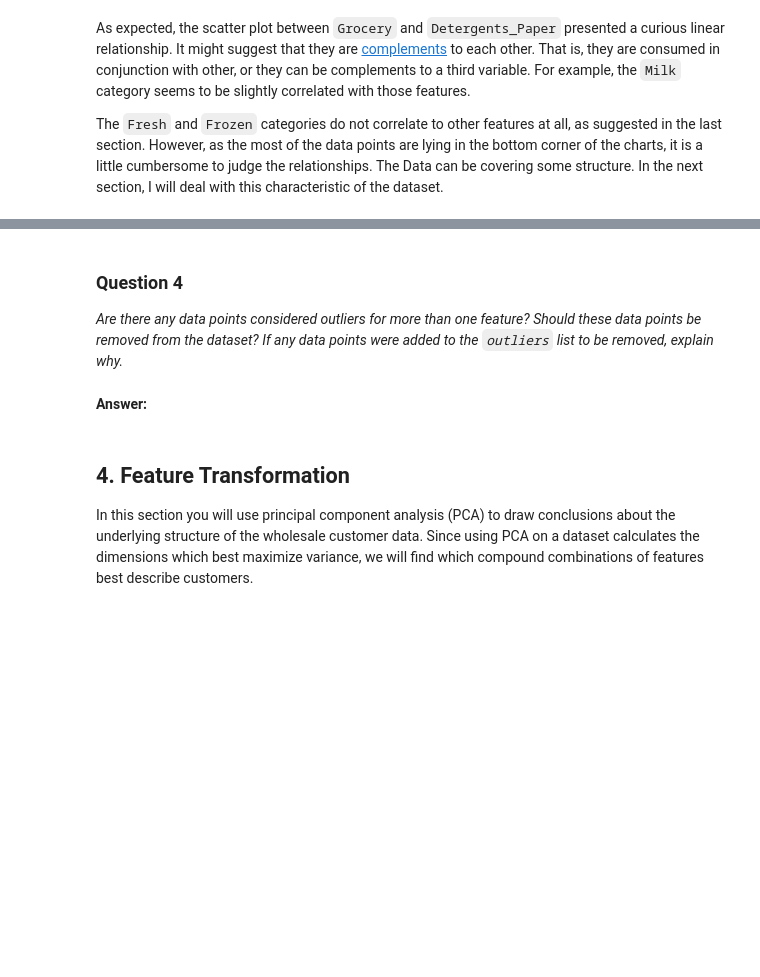
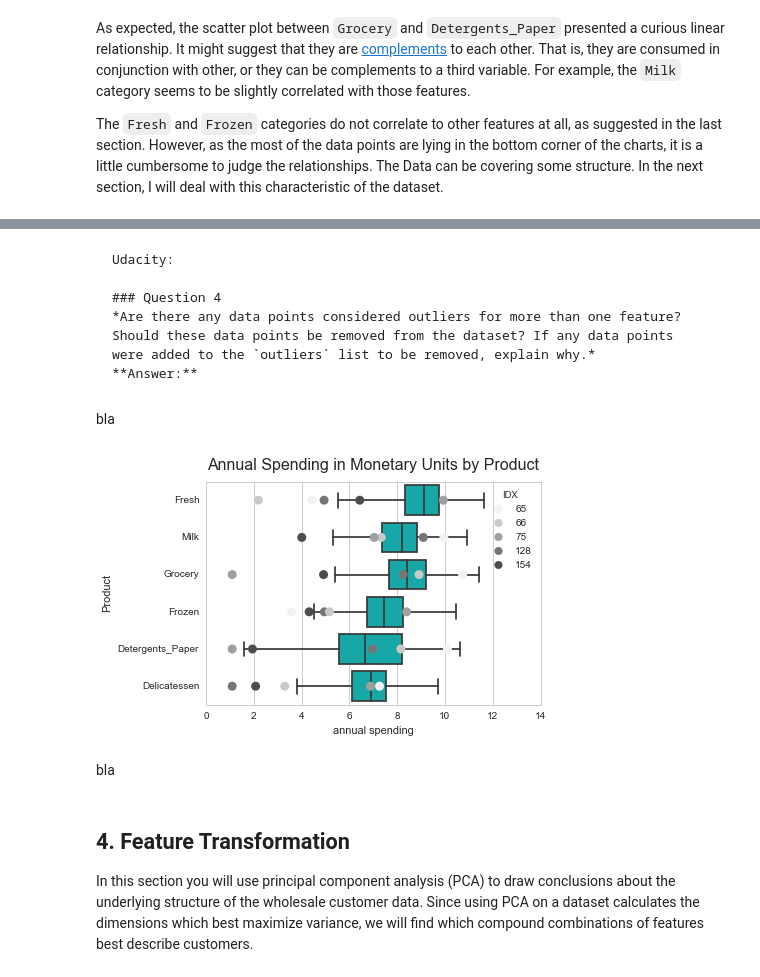
Before and after one commit to ucaiado/Customer_Segments, a Jupyter notebook: customer_segments.ipynb, the cells around one changed output, grey strips where cells are left out. Drawn from its saved outputs; the diff is of its cells as text; code cells hidden in the pictures; blank space fills up the shorter version.

````diff
--- a/customer_segments.ipynb
+++ b/customer_segments.ipynb
@@ -305,22 +335,31 @@ Once you have performed this implementation, the dataset will be stored in the v
 # %%
 # For each feature find the data points with extreme high or low values
+d_unique_idx = dict()
+print "Number of Data points considered outliers for the feature\n"
 for feature in log_data.keys():
 
     # TODO: Calculate Q1 (25th percentile of the data) for the given feature
-    Q1 = None
+    Q1 = np.percentile(log_data[feature], 25)
 
     # TODO: Calculate Q3 (75th percentile of the data) for the given feature
-    Q3 = None
+    Q3 = np.percentile(log_data[feature], 75)
 
     # TODO: Use the interquartile range to calculate an outlier step (1.5 times the interquartile range)
-    step = None
+    step = 1.5*(Q3-Q1)
 
     # Display the outliers
-    print "Data points considered outliers for the feature '{}':".format(feature)
-    display(log_data[~((log_data[feature] >= Q1 - step) & (log_data[feature] <= Q3 + step))])
+    df_out_lier = log_data[~((log_data[feature] >= Q1 - step) & (log_data[feature] <= Q3 + step))]
+    i_nfeatures = df_out_lier.shape[0]
+    print "{:18s}\t{:18s}".format(feature, str(i_nfeatures))
+    for x in df_out_lier.index:
+        if x not in d_unique_idx.keys():
+            d_unique_idx[x] = 1
+        else:
+            d_unique_idx[x] += 1
 
-# OPTIONAL: Select the indices for data points you wish to remove
-outliers  = []
-
-# Remove the outliers, if any were specified
-good_data = log_data.drop(log_data.index[outliers]).reset_index(drop = True)
+print "-------------------------"
+print "TOTAL: Outliers: {} | Unique Outliers: {}".format(sum(d_unique_idx.values()),
+                                                         len(d_unique_idx.keys()))
+# filtering just the repeated outliers
+print "\n\nData points considered outliers for more than one feature:"
+log_data.loc[[x[0] for x in d_unique_idx.iteritems() if x[1]>1]]
@@ -327,5 +386,19 @@ good_data = log_data.drop(log_data.index[outliers]).reset_index(drop = True)
 # %% [markdown]
+```
+Udacity:
+
 ### Question 4
 *Are there any data points considered outliers for more than one feature? Should these data points be removed from the dataset? If any data points were added to the `outliers` list to be removed, explain why.*
+**Answer:**
+```
-# %% [markdown]
-**Answer:**
+# %% [markdown]
+bla
+# %%
+import eda; reload(eda);
+log_data2 = log_data.loc[[x for x in log_data.index if x not in d_unique_idx.keys()]]
+samples2 = log_data.loc[[x[0] for x in d_unique_idx.iteritems() if x[1]>1]]
+ax = eda.features_boxplot(log_data2, samples2, samples2.index);
+# %% [output]
+[figure, added]
+# %% [markdown]
+bla
````
Also changed, not shown: parts of 8 cells of this notebook, 1 other file.
